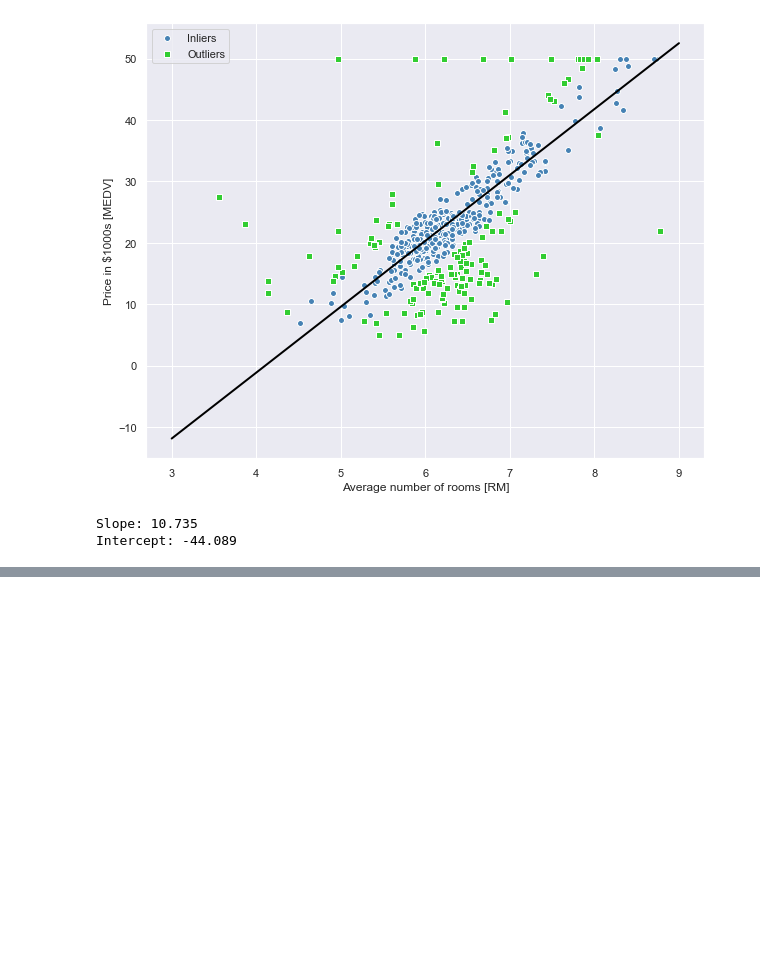
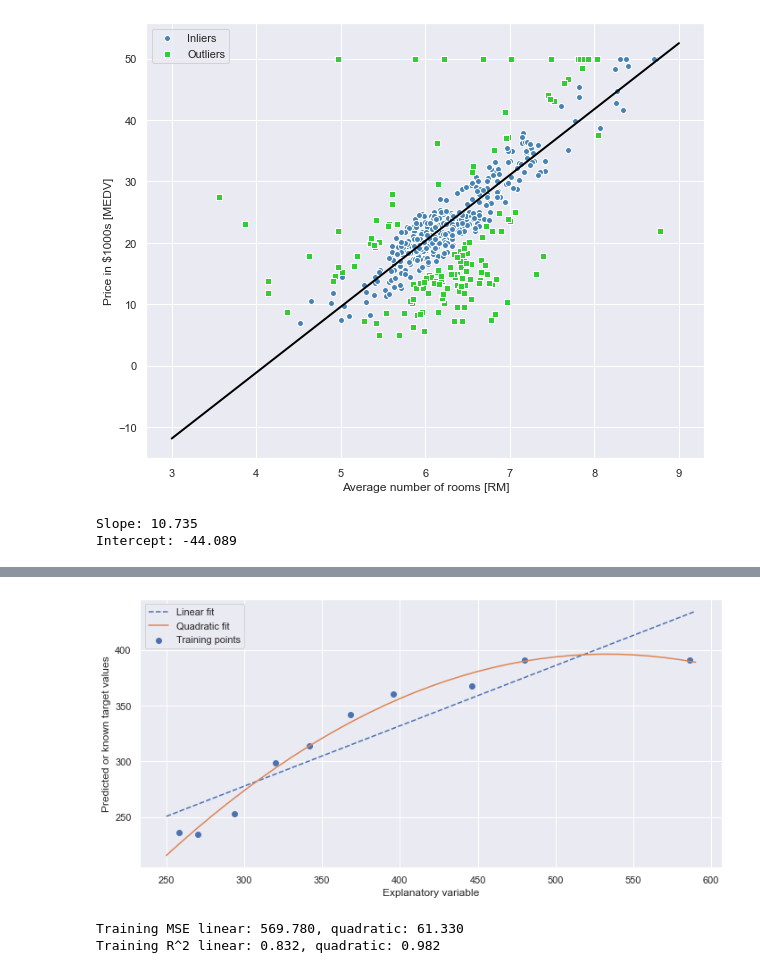
Before and after one commit to rambasnet/Python-Machine-Learning, a Jupyter notebook: Regression.ipynb, the cells around one changed output, grey strips where cells are left out. Saved outputs shown, nothing was run; the diff lists cells and outputs as text; code cells hidden in the pictures; blank space fills up the shorter version.

```diff
--- a/Regression.ipynb
+++ b/Regression.ipynb
@@ -264,0 +365,2 @@ Price of 5 bedroom house is predicted as
+# %%
+y_train = np.array([ 236.4, 234.4, 252.8, 298.6, 314.2, 342.2, 360.8, 368.0, 391.2, 390.8])
@@ -264,0 +372,4 @@ Price of 5 bedroom house is predicted as
+# %%
+# add a second degree polynomial term
+quadratic = PolynomialFeatures(degree=2)
+X_quad = quadratic.fit_transform(X_train)
@@ -264,0 +389,27 @@ Price of 5 bedroom house is predicted as
+# %%
+# fit a simple linear regression model for comparison
+lr = LinearRegression()
+# fit linear features
+lr.fit(X_train, y_train)
+X_test = np.arange(250, 600, 10)[:, np.newaxis]
+y_lin_test = lr.predict(X_test)
+# %%
+# fit quadratic features
+pr = LinearRegression()
+pr.fit(X_quad, y_train)
+y_quad_test = pr.predict(quadratic.fit_transform(X_test))
+# %%
+# plot results
+fig, ax = plt.subplots(figsize=(10, 5))
+plt.scatter(X_train, y_train, label='Training points')
+plt.plot(X_test, y_lin_test, label='Linear fit', linestyle='--')
+plt.plot(X_test, y_quad_test, label='Quadratic fit')
+plt.xlabel('Explanatory variable')
+plt.ylabel('Predicted or known target values')
+plt.legend(loc='upper left')
+
+plt.tight_layout()
+#plt.savefig('images/10_11.png', dpi=300)
+plt.show()
+# %% [output]
+[figure, added]
@@ -264,0 +420,10 @@ Price of 5 bedroom house is predicted as
+# %%
+print('Training MSE linear: %.3f, quadratic: %.3f' % (
+        mean_squared_error(y, y_lin_pred),
+        mean_squared_error(y, y_quad_pred)))
+print('Training R^2 linear: %.3f, quadratic: %.3f' % (
+        r2_score(y, y_lin_pred),
+        r2_score(y, y_quad_pred)))
+# %% [output]
+Training MSE linear: 569.780, quadratic: 61.330
+Training R^2 linear: 0.832, quadratic: 0.982
```
Also changed, not shown: parts of 57 cells of this notebook, 4 other files.
